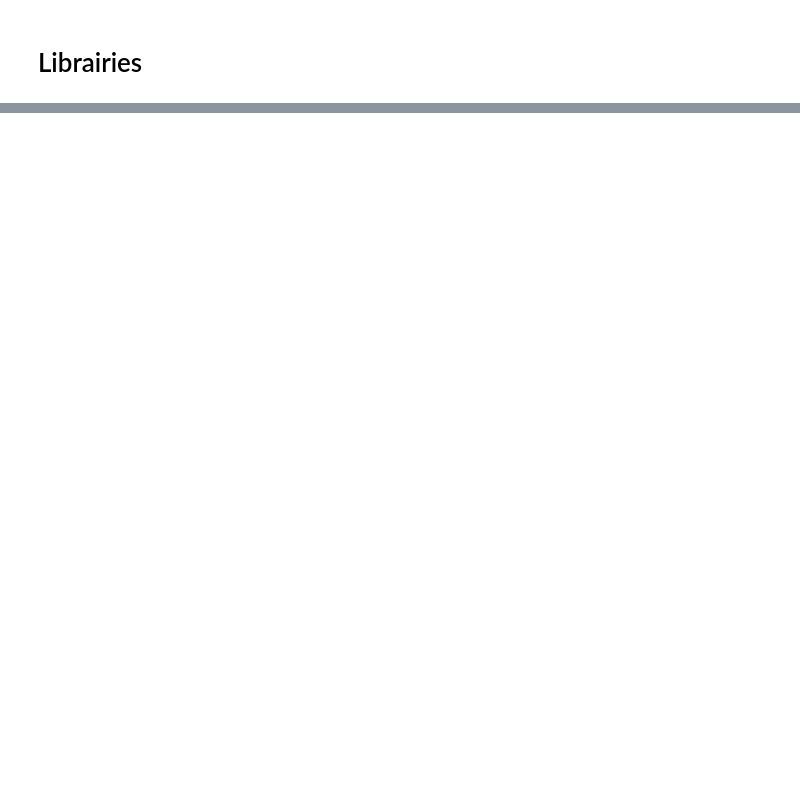
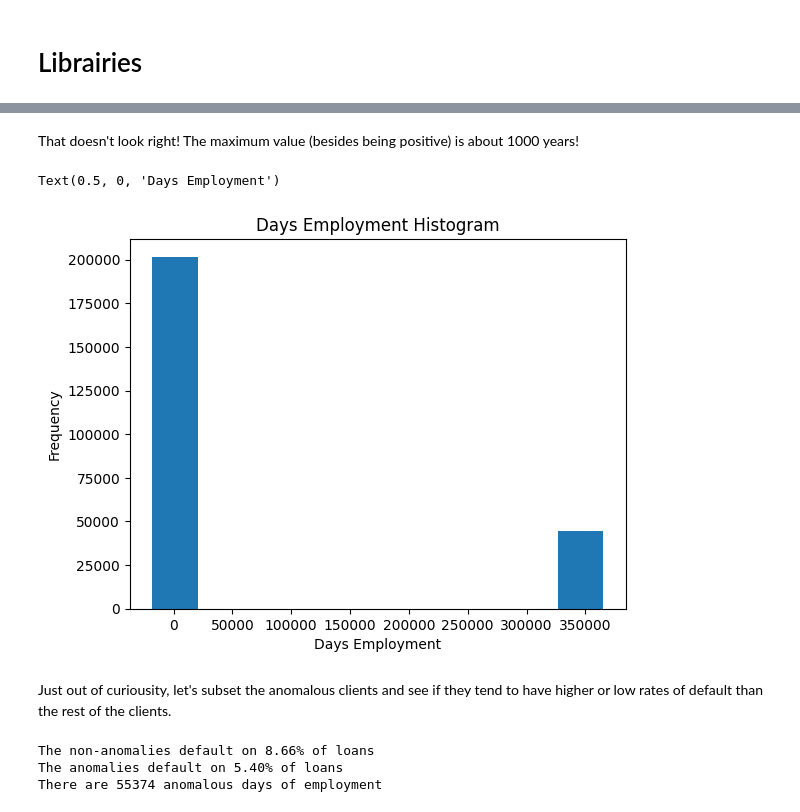
Before and after one commit to AurelienGruzon/ModeleScoring-OC, a Jupyter notebook: notebook_modele_scoring.ipynb, the cells around one changed output, grey strips where cells are left out. Saved outputs shown, nothing was run; the diff lists cells and outputs as text; code cells hidden in the pictures; blank space fills up the shorter version.

```diff
--- a/notebook_modele_scoring.ipynb
+++ b/notebook_modele_scoring.ipynb
@@ -230,0 +499,2 @@ def build_pipeline(model, label_cols, onehot_cols, poly_cols, minmax_cols, stand
+# %%
+X_train, X_test, y_train, y_test = create_split(app_train, target='TARGET')
@@ -230,0 +617,20 @@ def build_pipeline(model, label_cols, onehot_cols, poly_cols, minmax_cols, stand
+# %% [markdown]
+That doesn't look right! The maximum value (besides being positive) is about 1000 years!
+# %%
+X_train['DAYS_EMPLOYED'].plot.hist(title = 'Days Employment Histogram');
+plt.xlabel('Days Employment')
+# %% [output]
+Text(0.5, 0, 'Days Employment')
+[figure, added]
+# %% [markdown]
+Just out of curiousity, let's subset the anomalous clients and see if they tend to have higher or low rates of default than the rest of the clients.
+# %%
+anom = app_train[app_train['DAYS_EMPLOYED'] == 365243]
+non_anom = app_train[app_train['DAYS_EMPLOYED'] != 365243]
+print('The non-anomalies default on %0.2f%% of loans' % (100 * non_anom['TARGET'].mean()))
+print('The anomalies default on %0.2f%% of loans' % (100 * anom['TARGET'].mean()))
+print('There are %d anomalous days of employment' % len(anom))
+# %% [output]
+The non-anomalies default on 8.66% of loans
+The anomalies default on 5.40% of loans
+There are 55374 anomalous days of employment
```
Also changed, not shown: parts of 178 cells of this notebook.
